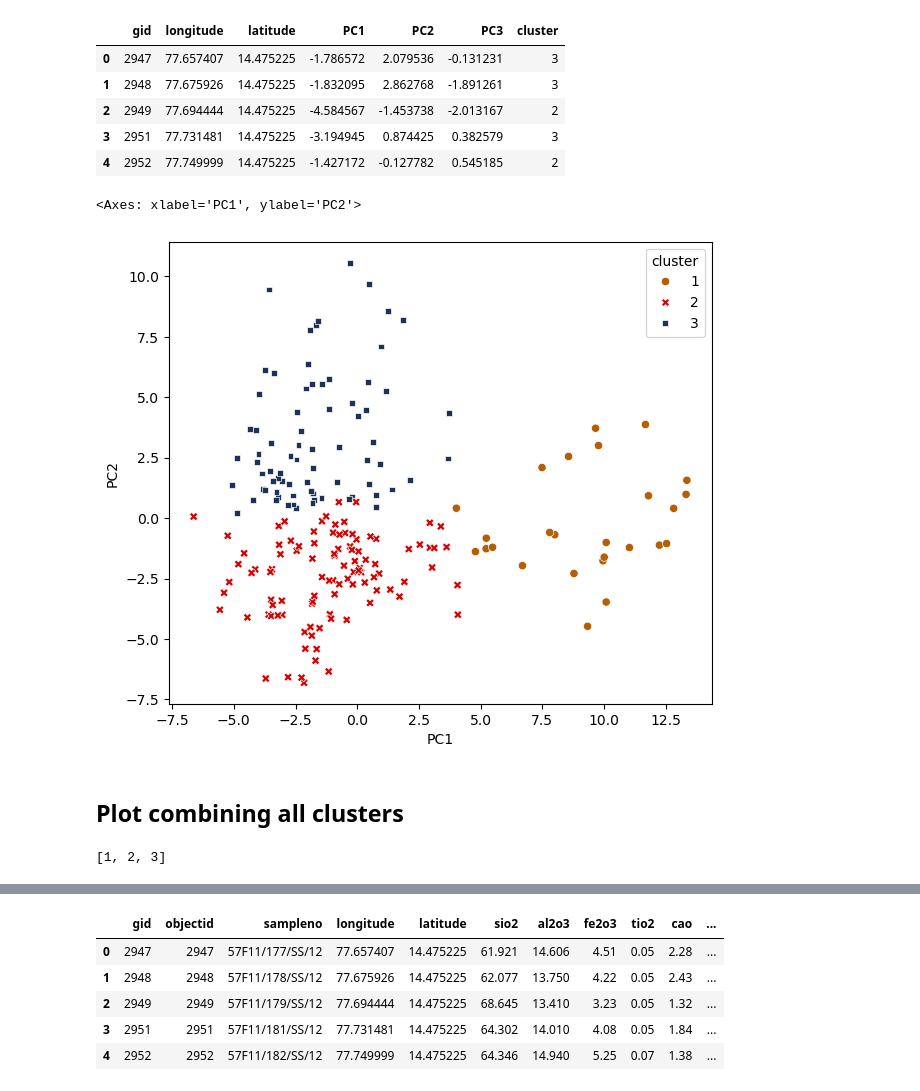
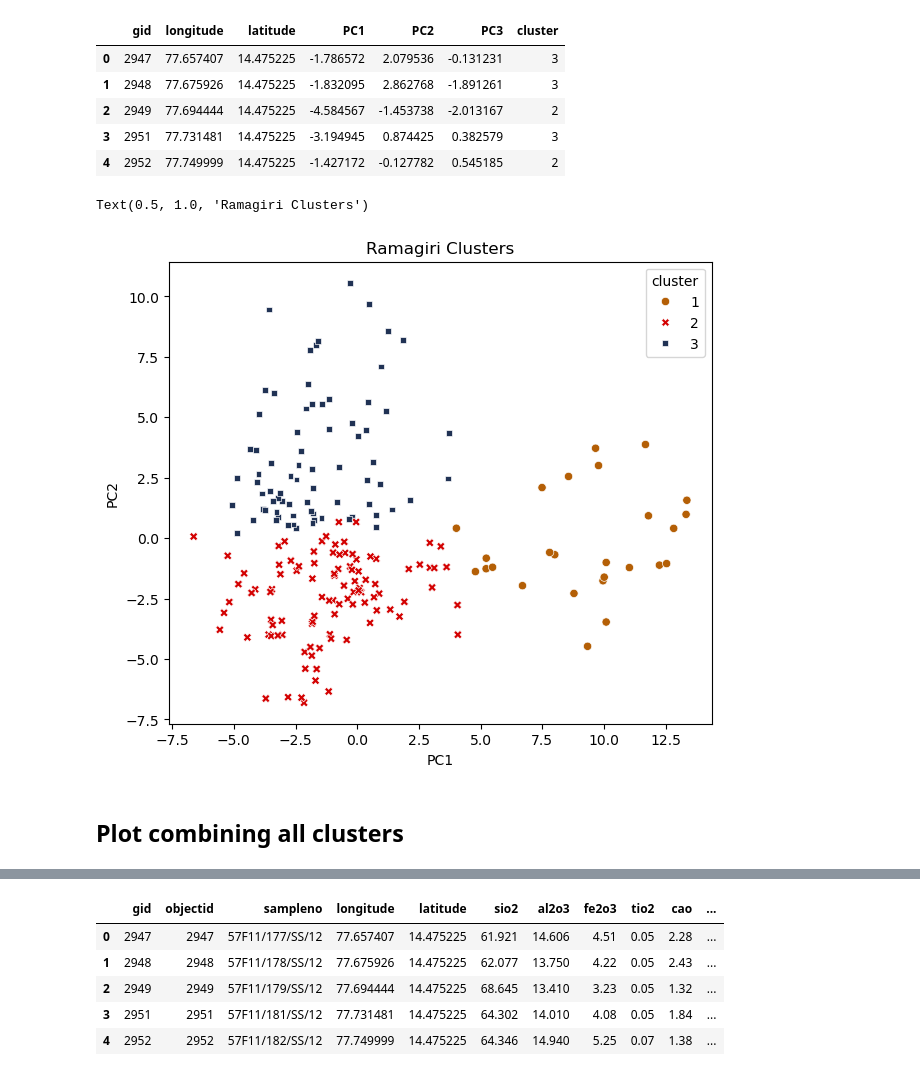
Before and after one commit to Ashish-Sasna/CMT-GSC-AI, a Jupyter notebook: Predict Cluster-Ramagiri.ipynb, the cells around one changed output, grey strips where cells are left out. Drawn from its saved outputs; the diff is of its cells as text; code cells hidden in the pictures.

```diff
--- a/Predict Cluster-Ramagiri.ipynb
+++ b/Predict Cluster-Ramagiri.ipynb
@@ -511,20 +511,21 @@ pca_str_sed_df.head()
 # %%
 # palette = sns.color_palette("dark",
 #                             as_cmap=False,
 #                             n_colors=len(pca_str_sed_df['cluster'].unique()))
 
 palette = ['#b45f06', '#d30202', '#203254']
 
 util.plt.figure(figsize=(7,6))
 util.sns.scatterplot(x='PC1',
                      y='PC2',
                      hue='cluster',
                      style='cluster',
                      data=pca_str_sed_df,
                      palette=palette)
+util.plt.title('Ramagiri Clusters')
 # %% [output]
-<Axes: xlabel='PC1', ylabel='PC2'>
+Text(0.5, 1.0, 'Ramagiri Clusters')
-[figure, old version]
+[figure, new version]
 # %%
 # Create a list to store individual figure objects
 fig_list = []
@@ -590,10 +591,6 @@ for fig in fig_list:
     fig.show(renderer='browser')
 # %% [markdown]
 ## Plot combining all clusters
-# %%
-sorted(clustered_data['clusters'].unique())
-# %% [output]
-[1, 2, 3]
 # %%
 colors = ['#b45f06', '#d30202', '#203254']
 # Create separate traces for each cluster
```
Also changed, not shown: parts of 2 cells of this notebook, 4 other files.
